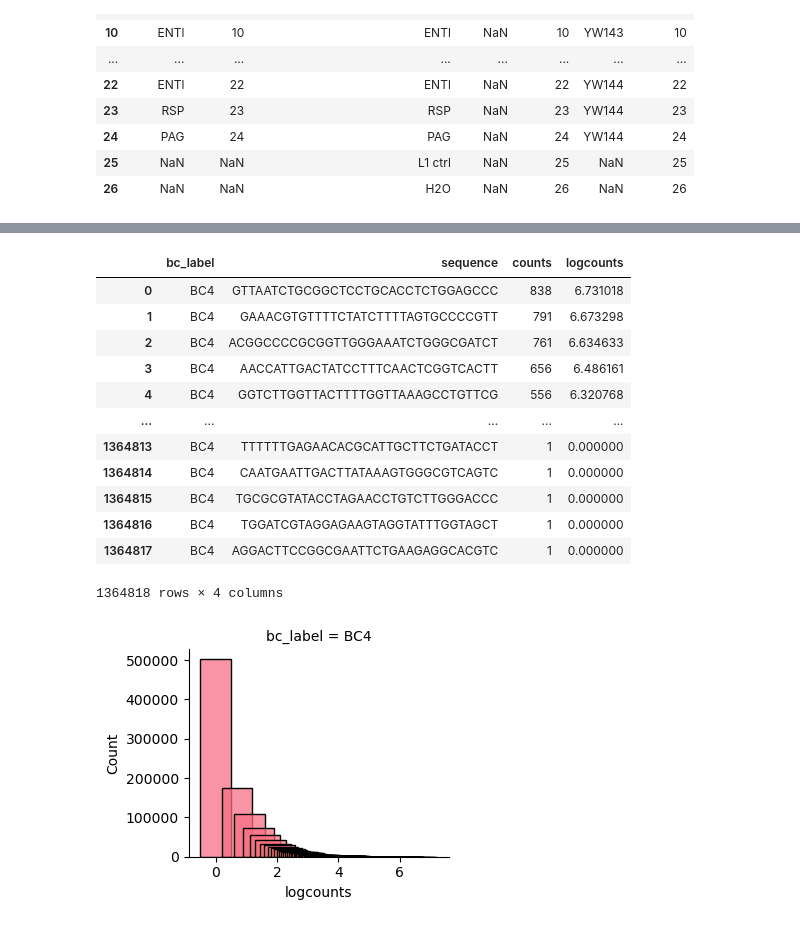
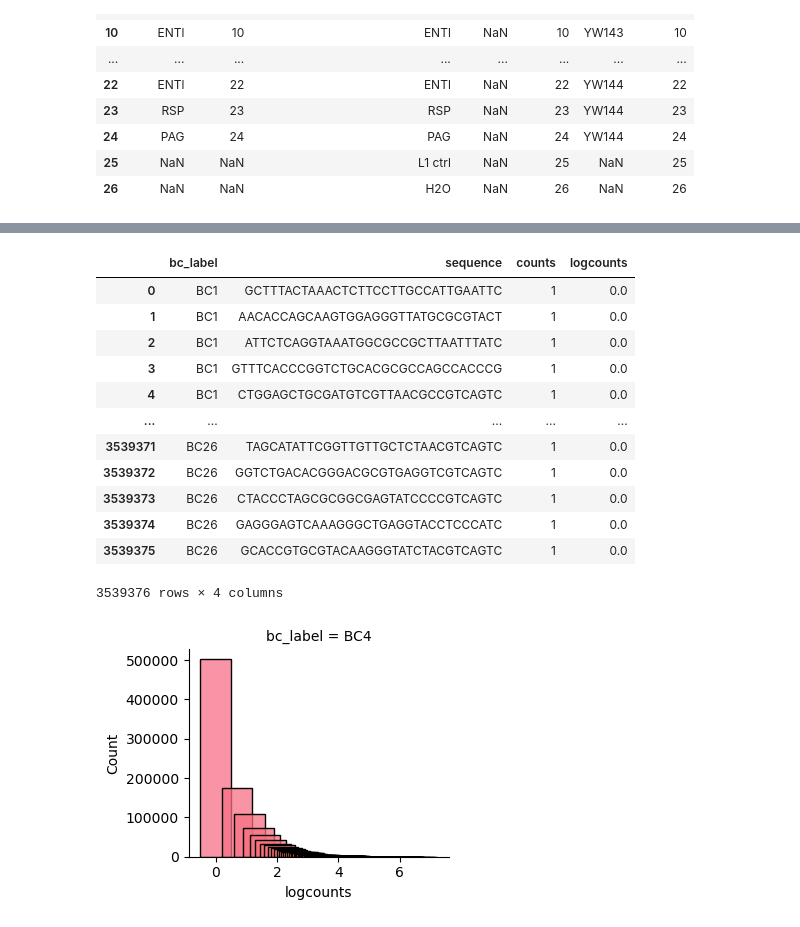
Before and after one commit to ZadorLaboratory/mapseq-processing, a Jupyter notebook: notebooks/MAPseq Processing.ipynb, the cells around one changed output, grey strips where cells are left out. Cells and saved outputs as stored; diff of their text form; code cells hidden in the pictures.

```diff
--- a/notebooks/MAPseq Processing.ipynb
+++ b/notebooks/MAPseq Processing.ipynb
@@ -110,13 +106,14 @@ for bch in bcolist:
     (base, ext) = os.path.splitext(filename)
     of = f'{dirname}/{base}.tsv'
     seqdf = make_fasta_df(cp, bch.filename)
-    cdf = make_counts_df(cp, seqdf)
-    logging.info(f'initial counts df {len(cdf)} all reads.')
-    bch.dataframe = df
-    df.to_csv(of, sep='\t')
-    dflist.append(df)
+    cdf = make_counts_df(cp, seqdf, bc_label=bch.label)
+    threshold = calculate_threshold(cp, cdf)
+    tdf = threshold_counts(cp, cdf)
+    tdf['counts'] = 1
+    tdf['sequence'] = tdf['sequence'].str[:32]
+    bch.dataframe = make_counts_df(cp, tdf)
+    dflist.append(tdf)
 alldf = BarCodeHandler.merge_counts(cp, dflist)
-#alldf = threshold_counts(cp, alldf)
 alldf['logcounts'] = np.log(alldf.counts)
 alldf
 # %% [output]
@@ -140,16 +137,16 @@ alldf
 |  | bc_label | sequence | counts | logcounts |
-| 0 | BC4 | GTTAATCTGCGGCTCCTGCACCTCTGGAGCCC | 838 | 6.731018 |
-| 1 | BC4 | GAAACGTGTTTTCTATCTTTTAGTGCCCCGTT | 791 | 6.673298 |
-| 2 | BC4 | ACGGCCCCGCGGTTGGGAAATCTGGGCGATCT | 761 | 6.634633 |
-| 3 | BC4 | AACCATTGACTATCCTTTCAACTCGGTCACTT | 656 | 6.486161 |
-| 4 | BC4 | GGTCTTGGTTACTTTTGGTTAAAGCCTGTTCG | 556 | 6.320768 |
+| 0 | BC1 | GCTTTACTAAACTCTTCCTTGCCATTGAATTC | 1 | 0.0 |
+| 1 | BC1 | AACACCAGCAAGTGGAGGGTTATGCGCGTACT | 1 | 0.0 |
+| 2 | BC1 | ATTCTCAGGTAAATGGCGCCGCTTAATTTATC | 1 | 0.0 |
+| 3 | BC1 | GTTTCACCCGGTCTGCACGCGCCAGCCACCCG | 1 | 0.0 |
+| 4 | BC1 | CTGGAGCTGCGATGTCGTTAACGCCGTCAGTC | 1 | 0.0 |
 | ... | ... | ... | ... | ... |
-| 1364813 | BC4 | TTTTTTGAGAACACGCATTGCTTCTGATACCT | 1 | 0.000000 |
-| 1364814 | BC4 | CAATGAATTGACTTATAAAGTGGGCGTCAGTC | 1 | 0.000000 |
-| 1364815 | BC4 | TGCGCGTATACCTAGAACCTGTCTTGGGACCC | 1 | 0.000000 |
-| 1364816 | BC4 | TGGATCGTAGGAGAAGTAGGTATTTGGTAGCT | 1 | 0.000000 |
-| 1364817 | BC4 | AGGACTTCCGGCGAATTCTGAAGAGGCACGTC | 1 | 0.000000 |
+| 3539371 | BC26 | TAGCATATTCGGTTGTTGCTCTAACGTCAGTC | 1 | 0.0 |
+| 3539372 | BC26 | GGTCTGACACGGGACGCGTGAGGTCGTCAGTC | 1 | 0.0 |
+| 3539373 | BC26 | CTACCCTAGCGCGGCGAGTATCCCCGTCAGTC | 1 | 0.0 |
+| 3539374 | BC26 | GAGGGAGTCAAAGGGCTGAGGTACCTCCCATC | 1 | 0.0 |
+| 3539375 | BC26 | GCACCGTGCGTACAAGGGTATCTACGTCAGTC | 1 | 0.0 |
-1364818 rows × 4 columns
+3539376 rows × 4 columns
 # %%
 graph = sns.FacetGrid(alldf, col = 'bc_label', hue='counts', col_wrap = 4, row_order='bc_label')
 graph.map(sns.histplot, "logcounts")
```
Also changed, not shown: parts of 7 cells of this notebook, 2 other files.
